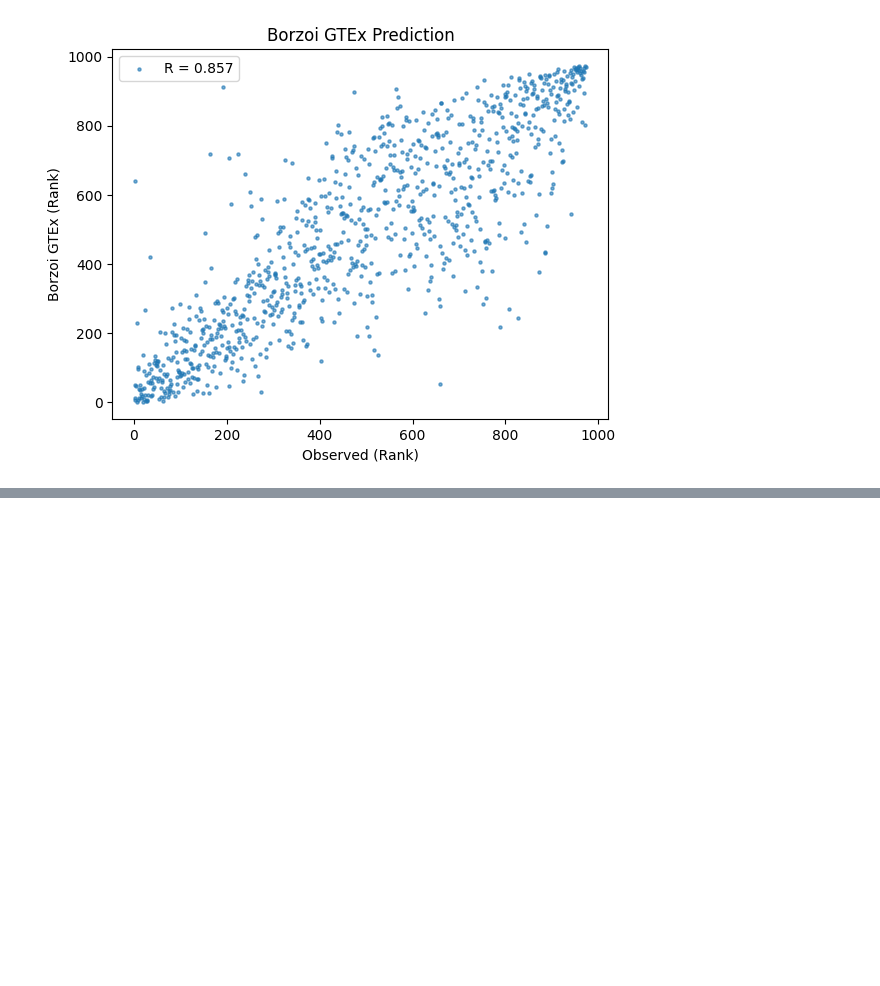
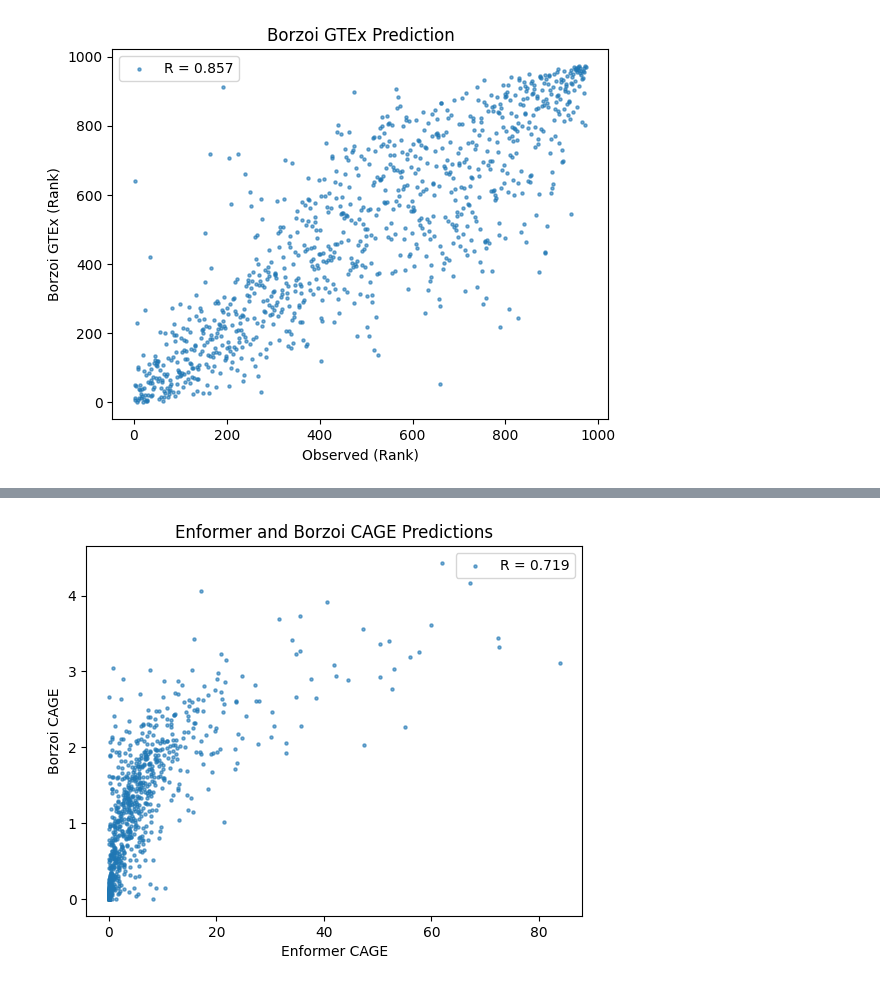
Before and after one commit to hakyimlab/sabrina-deep-learning-in-genomics, a Jupyter notebook: posts/2023-09-25-borzoi-CAGE-test/index.ipynb, the cells around one changed output, grey strips where cells are left out. Cells and saved outputs as stored; diff of their text form; code cells hidden in the pictures; blank space fills up the shorter version.

Commit message:
add two plots

```diff
--- a/posts/2023-09-25-borzoi-CAGE-test/index.ipynb
+++ b/posts/2023-09-25-borzoi-CAGE-test/index.ipynb
@@ -146,0 +153,13 @@ plt.show()
+# %%
+#| code-fold: true
+x = merged_df["Enformer (CAGE)"]
+y = merged_df["Borzoi (CAGE)"]
+corr = pearson_corr_df.loc["Enformer (CAGE)", "Borzoi (CAGE)"]
+plt.scatter(x, y, s=5, alpha=0.6, label=f'R = {corr:.3f}')
+plt.xlabel('Enformer CAGE')
+plt.ylabel('Borzoi CAGE')
+plt.title("Enformer and Borzoi CAGE Predictions")
+plt.legend()
+plt.show()
+# %% [output]
+[figure, added]
```
Also changed, not shown: parts of 6 cells of this notebook.
